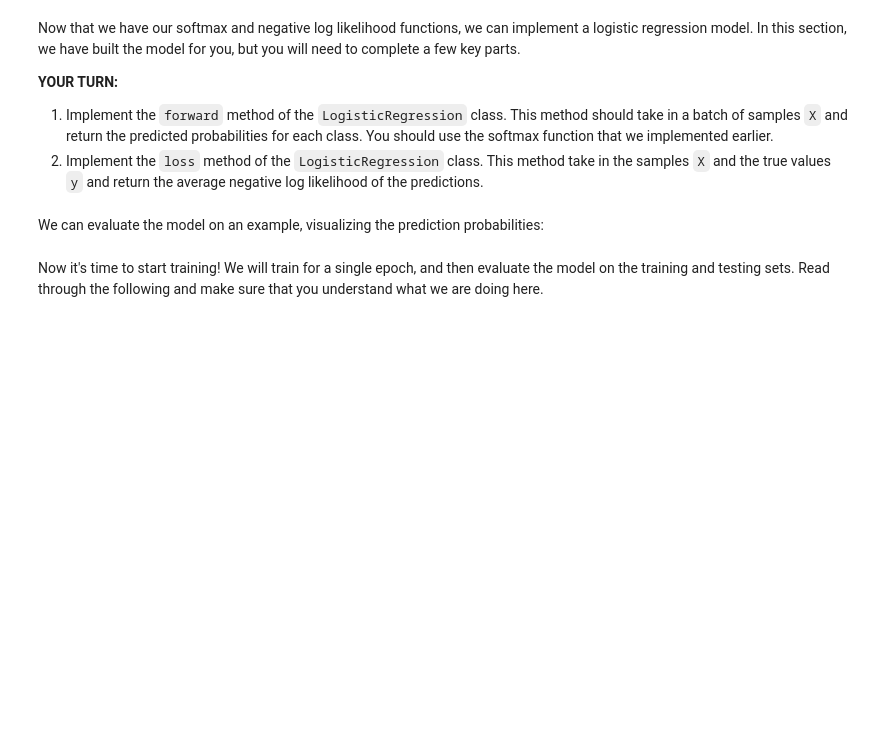
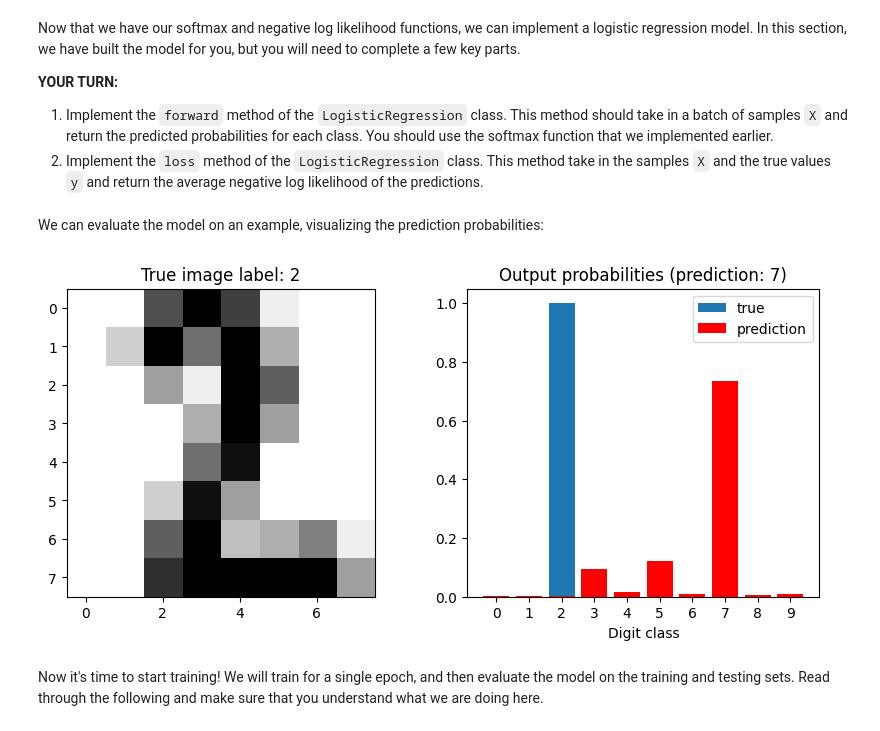
Before and after one commit to AntonioMLancuentra/deep_learning, a Jupyter notebook: 01_materials/labs/lab_2_GPU.ipynb, the cells around one changed output. Cells and saved outputs as stored; diff of their text form; code cells hidden in the pictures; blank space fills up the shorter version.

```diff
--- a/01_materials/labs/lab_2_GPU.ipynb
+++ b/01_materials/labs/lab_2_GPU.ipynb
@@ -124,5 +147,5 @@ print(np.sum(softmax([10, 2, -3])))
 # %%
 print("softmax of 2 vectors:")
-X = np.array([[10, 2, -3],
+X = cp.array([[10, 2, -3],
               [-1, 5, -20]])
 print(softmax(X))
@@ -142,14 +171,14 @@ $$
 For example, if we have $y_{true} = [1, 0, 0]$ and $y_{pred} = [0.99, 0.01, 0]$, then the negative log likelihood is $- \log(0.99) \approx 0.01$.
 # %%
 def nll(Y_true, Y_pred):
-    Y_true = np.asarray(Y_true)
-    Y_pred = np.asarray(Y_pred)
+    Y_true = cp.asarray(Y_true)
+    Y_pred = cp.asarray(Y_pred)
 
     # Ensure Y_pred doesn't have zero probabilities to avoid log(0)
-    Y_pred = np.clip(Y_pred, 1e-15, 1 - 1e-15)
+    Y_pred = cp.clip(Y_pred, 1e-15, 1 - 1e-15)
 
     # Calculate negative log likelihood
-    loss = -np.sum(Y_true * np.log(Y_pred))
+    loss = -cp.sum(Y_true * cp.log(Y_pred))
     return loss
 
 # Make sure that it works for a simple sample at a time
@@ -198,15 +233,15 @@ class LogisticRegression:
 
     def forward(self, X):
         # Compute the linear combination of the input and weights
-        Z = np.dot(X, self.W) + self.b
+        Z = cp.dot(X, self.W) + self.b
         return softmax(Z)
 
     def predict(self, X):
         # Return the most probable class for each sample in X
         if len(X.shape) == 1:
-            return np.argmax(self.forward(X))
+            return cp.argmax(self.forward(X))
         else:
-            return np.argmax(self.forward(X), axis=1)
+            return cp.argmax(self.forward(X), axis=1)
 
     def loss(self, X, y):
         # Compute the negative log likelihood over the data provided
@@ -219,46 +254,49 @@ class LogisticRegression:
         # y_pred is the output of the forward pass
 
         # Gradient with respect to weights
-        grad_W = np.dot(X.T, (y_pred - y_true))
+        grad_W = cp.dot(X.T, (y_pred - y_true))
 
         # Gradient with respect to biases
-        grad_b = np.sum(y_pred - y_true, axis=0)
+        grad_b = cp.sum(y_pred - y_true, axis=0)
 
         return grad_W, grad_b
 
 # Raise an exception if you try to run this cell without having implemented the LogisticRegression class
 model = LogisticRegression(input_size=64, output_size=10)
 try:
-    assert(model.forward(np.zeros((1, 64))).shape == (1, 10))
-    assert(model.loss(np.zeros((1, 64)), np.zeros(1)) > 0)
+    assert(model.forward(cp.zeros((1, 64))).shape == (1, 10))
+    assert(model.loss(cp.zeros((1, 64)), cp.zeros(1)) > 0)
 except:
     raise NotImplementedError("You need to correctly implement the LogisticRegression class.")
 # %%
 # Build a model and test its forward inference
 n_features = X_train.shape[1]
-n_classes = len(np.unique(y_train))
+n_classes = len(cp.unique(y_train))
 lr = LogisticRegression(n_features, n_classes)
 # %% [markdown]
 We can evaluate the model on an example, visualizing the prediction probabilities:
 # %%
 def plot_prediction(model, sample_idx=0, classes=range(10)):
     fig, (ax0, ax1) = plt.subplots(nrows=1, ncols=2, figsize=(10, 4))
 
-    ax0.imshow(X_test[sample_idx:sample_idx+1].reshape(8, 8),
-               cmap=plt.cm.gray_r, interpolation='nearest')
-    ax0.set_title("True image label: %d" % y_test[sample_idx]);
+    ax0.imshow(X_test[sample_idx:sample_idx+1].get().reshape(8, 8),
+                cmap=plt.cm.gray_r, interpolation='nearest')
+    # ax0.imshow(X_test[sample_idx:sample_idx+1].reshape(8, 8),
+    #            cmap=plt.cm.gray_r, interpolation='nearest')
+    ax0.set_title("True image label: %d" % y_test[sample_idx])
 
-
-    ax1.bar(classes, one_hot(len(classes), y_test[sample_idx]), label='true')
-    ax1.bar(classes, model.forward(X_test[sample_idx]), label='prediction', color="red")
+    ax1.bar(classes, one_hot(len(classes), y_test[sample_idx]).get(), label='true')
+    ax1.bar(classes, model.forward(X_test[sample_idx]).get(), label='prediction', color="red")
     ax1.set_xticks(classes)
     prediction = model.predict(X_test[sample_idx])
     ax1.set_title('Output probabilities (prediction: %d)'
                   % prediction)
     ax1.set_xlabel('Digit class')
     ax1.legend()
 
 plot_prediction(lr, sample_idx=0)
+# %% [output]
+[figure, added]
 # %% [markdown]
 Now it's time to start training! We will train for a single epoch, and then evaluate the model on the training and testing sets. Read through the following and make sure that you understand what we are doing here.
 # %%
```
Also changed, not shown: parts of 39 cells of this notebook.
